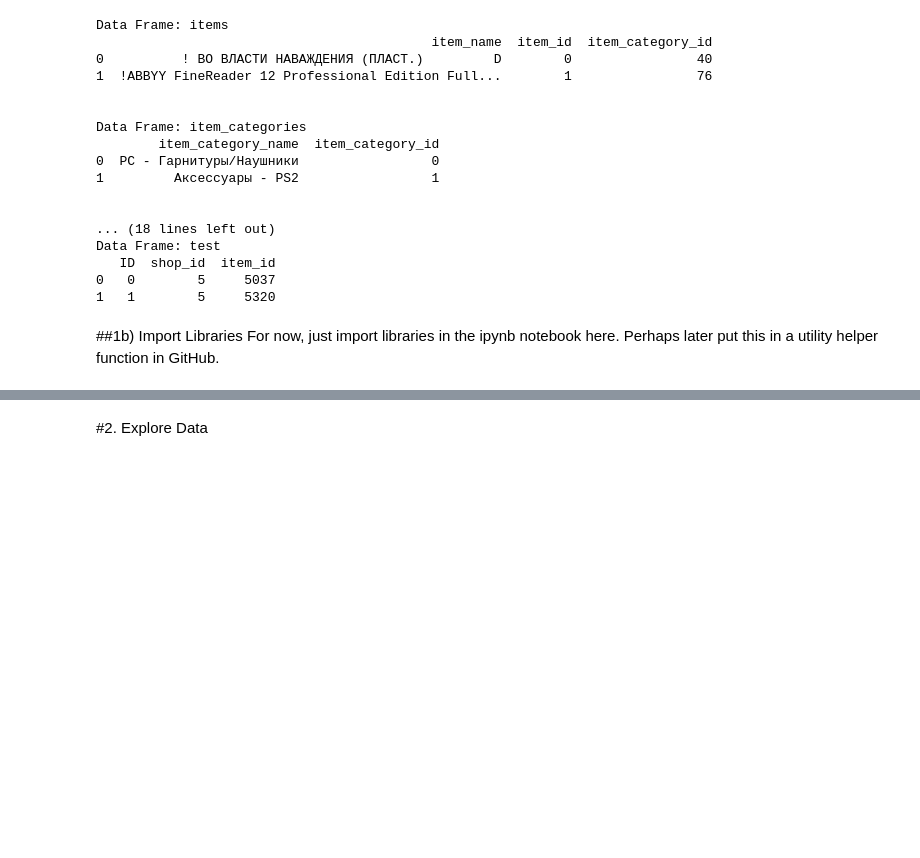
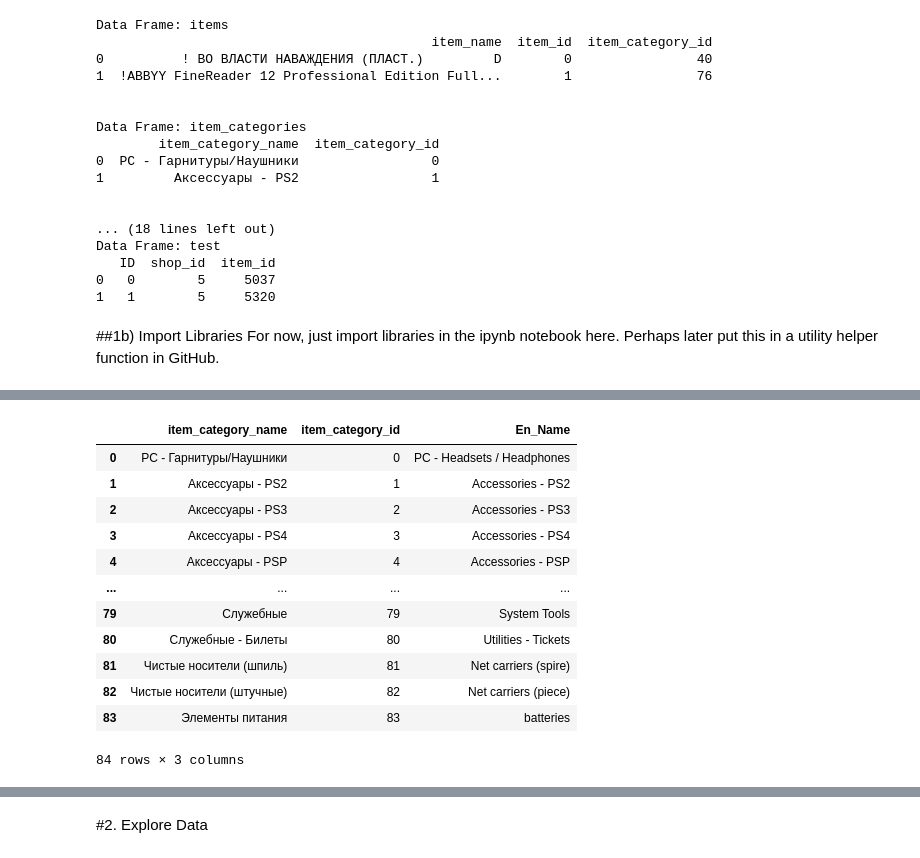
Before and after one commit to migai/Kag, a Jupyter notebook: ipynb_versions/MG_EDA_v2.ipynb, the cells around one changed output, grey strips where cells are left out. Cells and saved outputs as stored; diff of their text form; code cells hidden in the pictures; blank space fills up the shorter version.

```diff
--- a/ipynb_versions/MG_EDA_v2.ipynb
+++ b/ipynb_versions/MG_EDA_v2.ipynb
@@ -216,0 +217,2 @@ import pickle
+# %%
+translator = Translator()
@@ -216,0 +291,18 @@ import pickle
+# %%
+item_categories['En_Name'] = item_categories.item_category_name.apply(lambda x: translator.translate(x, src='ru', dest='en').text)
+# %%
+item_categories
+# %% [output]
+|  | item_category_name | item_category_id | En_Name |
+| 0 | PC - Гарнитуры/Наушники | 0 | PC - Headsets / Headphones |
+| 1 | Аксессуары - PS2 | 1 | Accessories - PS2 |
+| 2 | Аксессуары - PS3 | 2 | Accessories - PS3 |
+| 3 | Аксессуары - PS4 | 3 | Accessories - PS4 |
+| 4 | Аксессуары - PSP | 4 | Accessories - PSP |
+| ... | ... | ... | ... |
+| 79 | Служебные | 79 | System Tools |
+| 80 | Служебные - Билеты | 80 | Utilities - Tickets |
+| 81 | Чистые носители (шпиль) | 81 | Net carriers (spire) |
+| 82 | Чистые носители (штучные) | 82 | Net carriers (piece) |
+| 83 | Элементы питания | 83 | batteries |
+84 rows × 3 columns
```
Also changed, not shown: parts of 23 cells of this notebook.
